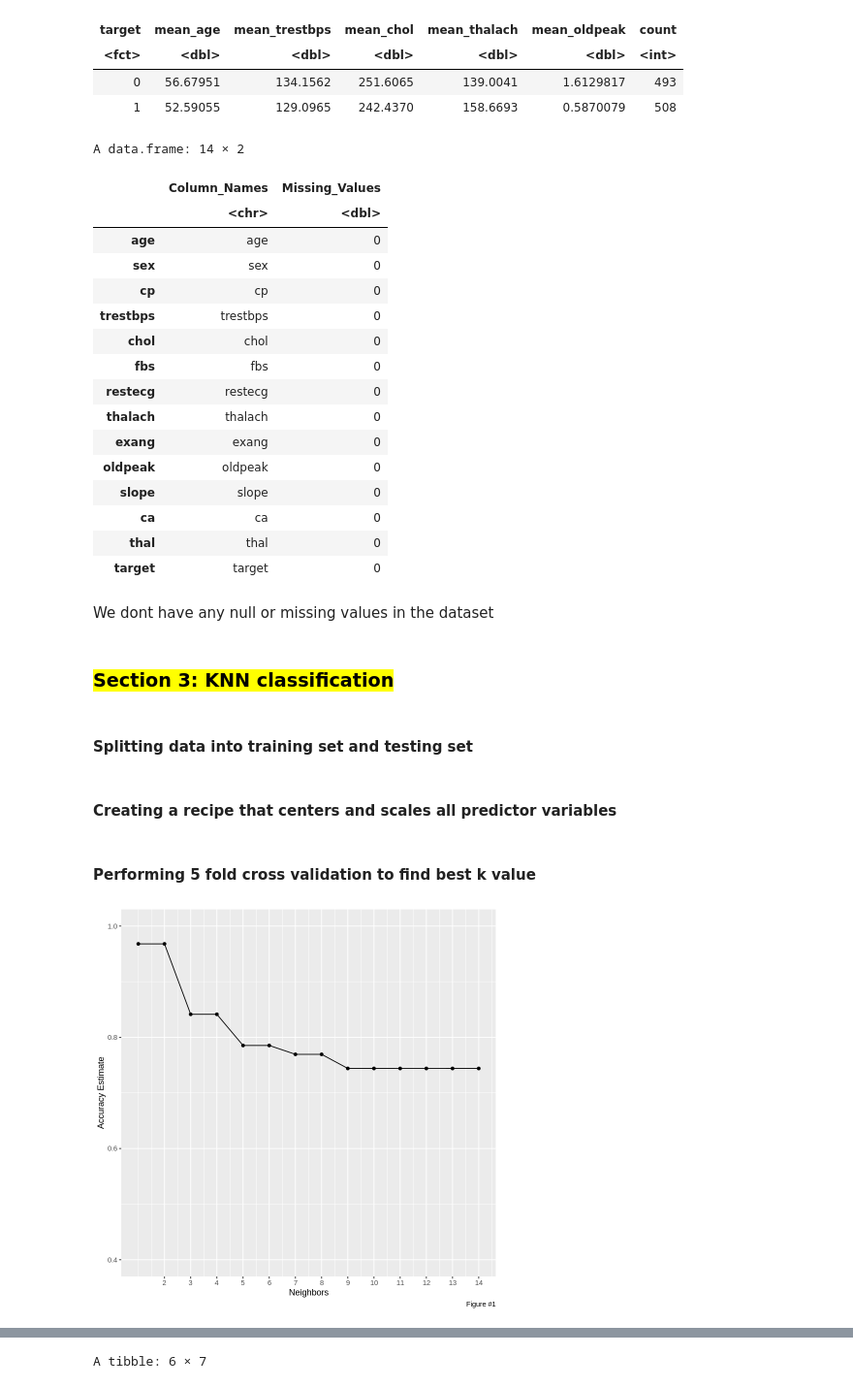
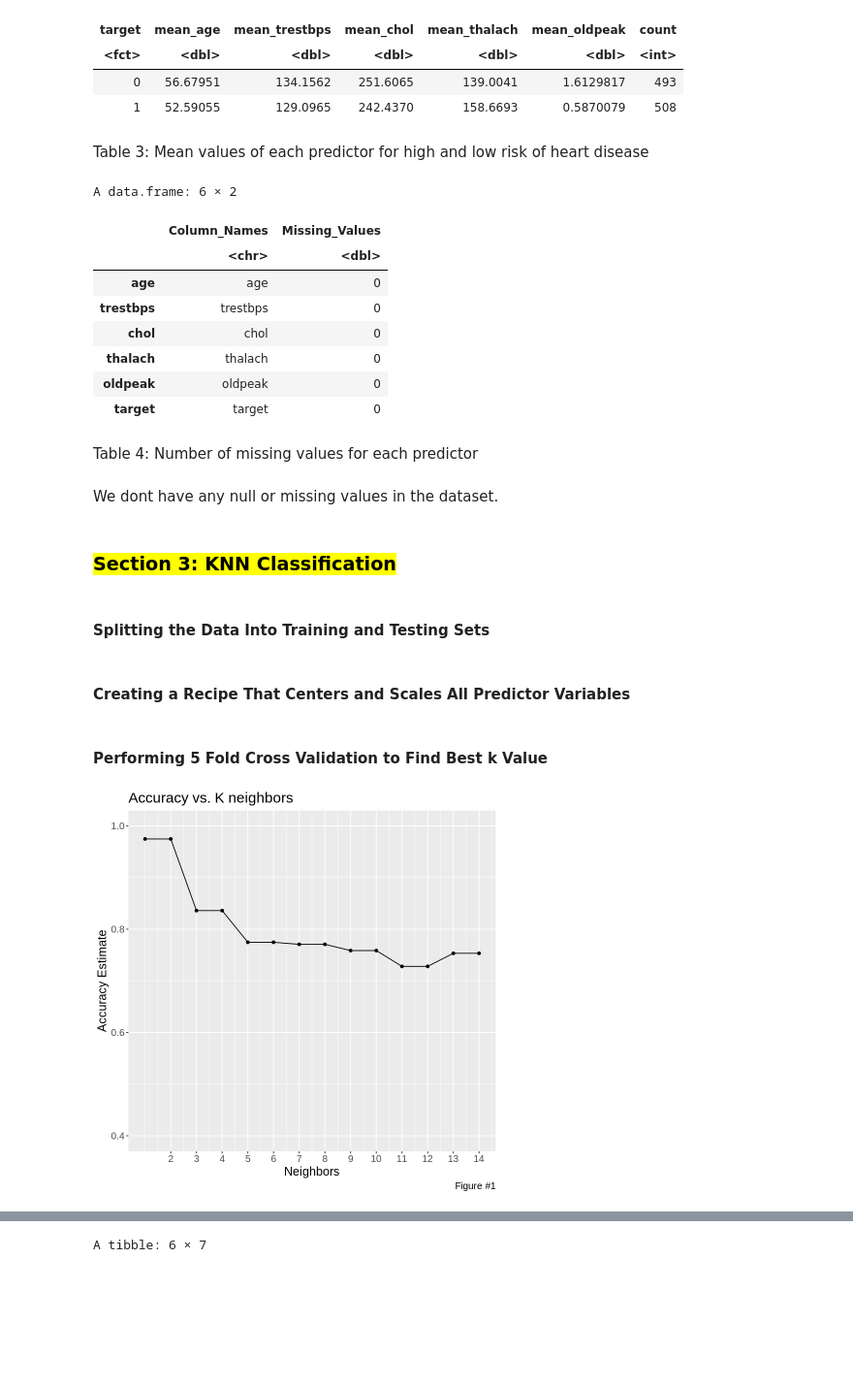
Before and after one commit to carriexu26/DSCI-Group-Project, a Jupyter notebook: heart_disease.ipynb, the cells around one changed output, grey strips where cells are left out. Shown: that part at 97% size. Saved outputs shown, nothing was run; the diff lists cells and outputs as text; code cells hidden in the pictures; blank space fills up the shorter version.

Commit message:
table numbers, added more discussion

```diff
--- a/heart_disease.ipynb
+++ b/heart_disease.ipynb
@@ -261,70 +247,68 @@ A tibble: 2 × 7
 | <fct> | <dbl> | <dbl> | <dbl> | <dbl> | <dbl> | <int> |
 | 0 | 56.67951 | 134.1562 | 251.6065 | 139.0041 | 1.6129817 | 493 |
 | 1 | 52.59055 | 129.0965 | 242.4370 | 158.6693 | 0.5870079 | 508 |
+# %% [markdown]
+Table 3: Mean values of each predictor for high and low risk of heart disease
 # %%
-missing_table <- data.frame(Column_Names = colnames(heart_data),
-                            Missing_Values = colSums(is.na(heart_data)))
+missing_table <- data.frame(Column_Names = colnames(heart_data_clean),
+                            Missing_Values = colSums(is.na(heart_data_clean)))
 missing_table
 # %% [output]
-A data.frame: 14 × 2
+A data.frame: 6 × 2
 |  | Column_Names | Missing_Values |
 |  | <chr> | <dbl> |
 | age | age | 0 |
-| sex | sex | 0 |
-| cp | cp | 0 |
 | trestbps | trestbps | 0 |
 | chol | chol | 0 |
-| fbs | fbs | 0 |
-| restecg | restecg | 0 |
 | thalach | thalach | 0 |
-| exang | exang | 0 |
 | oldpeak | oldpeak | 0 |
-| slope | slope | 0 |
-| ca | ca | 0 |
-| thal | thal | 0 |
 | target | target | 0 |
+# %% [markdown]
+Table 4: Number of missing values for each predictor
 # %% [markdown]
-We dont have any null or missing values in the dataset
+We dont have any null or missing values in the dataset.
 # %% [markdown]
-### <mark> Section 3: KNN classification
+### <mark> Section 3: KNN Classification
 # %% [markdown]
-#### Splitting data into training set and testing set
+#### Splitting the Data Into Training and Testing Sets
 # %%
 set.seed(2000)
 heart_split <- initial_split(heart_data_clean, prop = 0.75, strata = target)
 heart_train <- training(heart_split)
 heart_test <- testing(heart_split)
 # %% [markdown]
-#### Creating a recipe that centers and scales all predictor variables
+#### Creating a Recipe That Centers and Scales All Predictor Variables
 # %%
 heart_recipe <- recipe(target ~ age + trestbps + chol + thalach + oldpeak , data = heart_train) |>
     step_scale(all_predictors()) |>
     step_center(all_predictors())
 # %% [markdown]
-#### Performing 5 fold cross validation to find best k value
+#### Performing 5 Fold Cross Validation to Find Best k Value
 # %%
 heart_vfold <- vfold_cv(heart_train, v = 5, strata = target)
 
 knn_tune <- nearest_neighbor(weight_func = "rectangular", neighbors = tune()) |>
        set_engine("kknn") |>
        set_mode("classification")
 k_vals <- tibble(neighbors = seq(from = 1, to = 14, by = 1))
 
 knn_results <- workflow() |>
        add_recipe(heart_recipe) |>
        add_model(knn_tune) |>
        tune_grid(resamples = heart_vfold , grid = k_vals) |>
        collect_metrics()
 accuracies <- knn_results |>
        filter(.metric == "accuracy")
 
 accuracy_versus_k <- ggplot(accuracies, aes(x = neighbors, y = mean))+
        geom_point() +
        geom_line() +
        labs(x = "Neighbors", y = "Accuracy Estimate", caption = "Figure #1") +
+       ggtitle("Accuracy vs. K neighbors") +
+       theme(text = element_text(size = 15)) +
        scale_x_continuous(breaks = seq(2, 14, by = 1)) +  # adjusting the x-axis
        scale_y_continuous(limits = c(0.4, 1.0)) # adjusting the y-axis
 
 accuracy_versus_k
 # %% [output]
-[figure, old version]
+[figure, new version]
```
Also changed, not shown: parts of 14 cells of this notebook.
